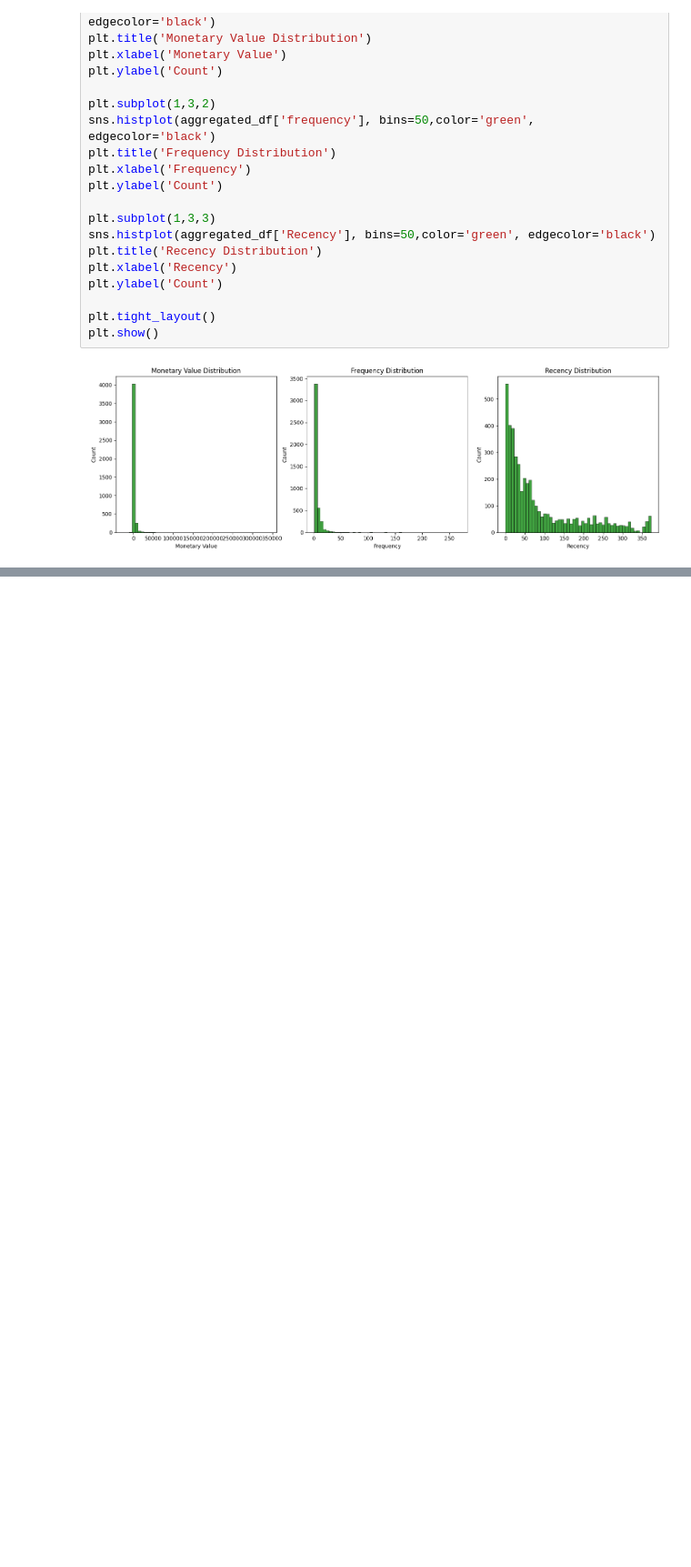
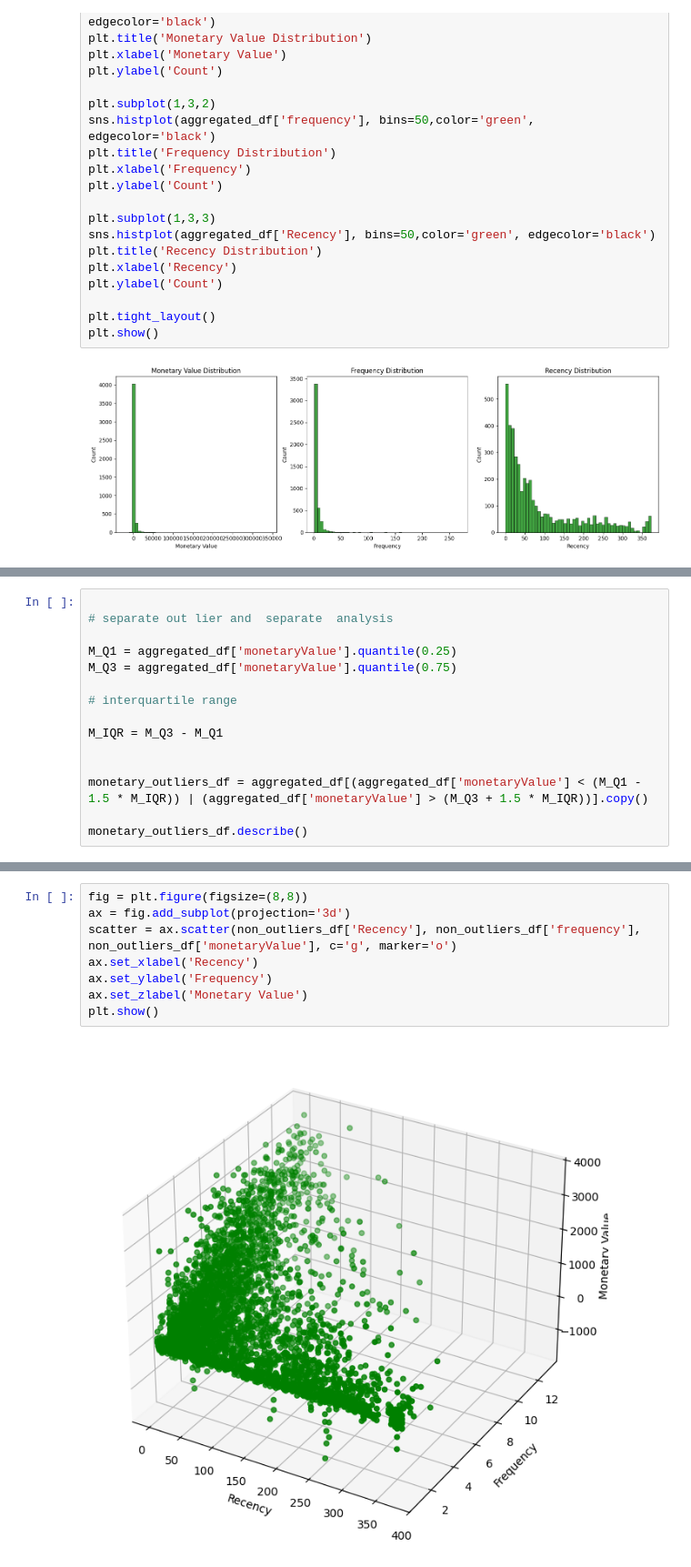
Before and after one commit to abhayyadav9/machineLearning, a Jupyter notebook: UnSupervised_learning/Kmean/customer_segmentaaaaatio.ipynb, the cells around one changed output, grey strips where cells are left out. Shown at 91% size. Saved outputs shown, nothing was run; the diff lists cells and outputs as text; blank space fills up the shorter version.

```diff
--- a/UnSupervised_learning/Kmean/customer_segmentaaaaatio.ipynb
+++ b/UnSupervised_learning/Kmean/customer_segmentaaaaatio.ipynb
@@ -311,0 +340,15 @@ plt.show()
+# %%
+
+# separate out lier and  separate  analysis
+
+M_Q1 = aggregated_df['monetaryValue'].quantile(0.25)
+M_Q3 = aggregated_df['monetaryValue'].quantile(0.75)
+
+# interquartile range
+
+M_IQR = M_Q3 - M_Q1
+
+
+monetary_outliers_df = aggregated_df[(aggregated_df['monetaryValue'] < (M_Q1 - 1.5 * M_IQR)) | (aggregated_df['monetaryValue'] > (M_Q3 + 1.5 * M_IQR))].copy()
+
+monetary_outliers_df.describe()
@@ -311,0 +418,10 @@ plt.show()
+# %%
+fig = plt.figure(figsize=(8,8))
+ax = fig.add_subplot(projection='3d')
+scatter = ax.scatter(non_outliers_df['Recency'], non_outliers_df['frequency'], non_outliers_df['monetaryValue'], c='g', marker='o')
+ax.set_xlabel('Recency')
+ax.set_ylabel('Frequency')
+ax.set_zlabel('Monetary Value')
+plt.show()
+# %% [output]
+[figure, added]
```
Also changed, not shown: parts of 21 cells of this notebook.
